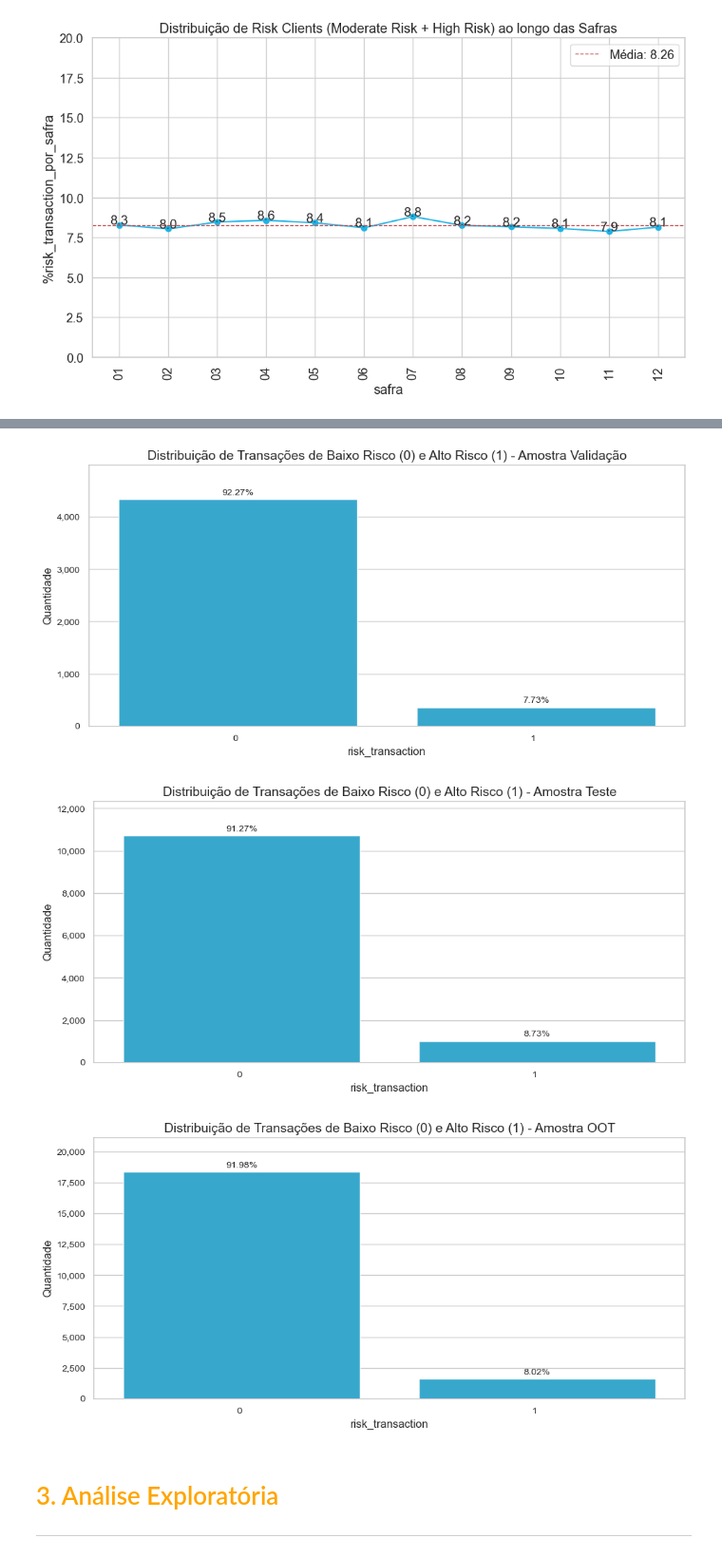
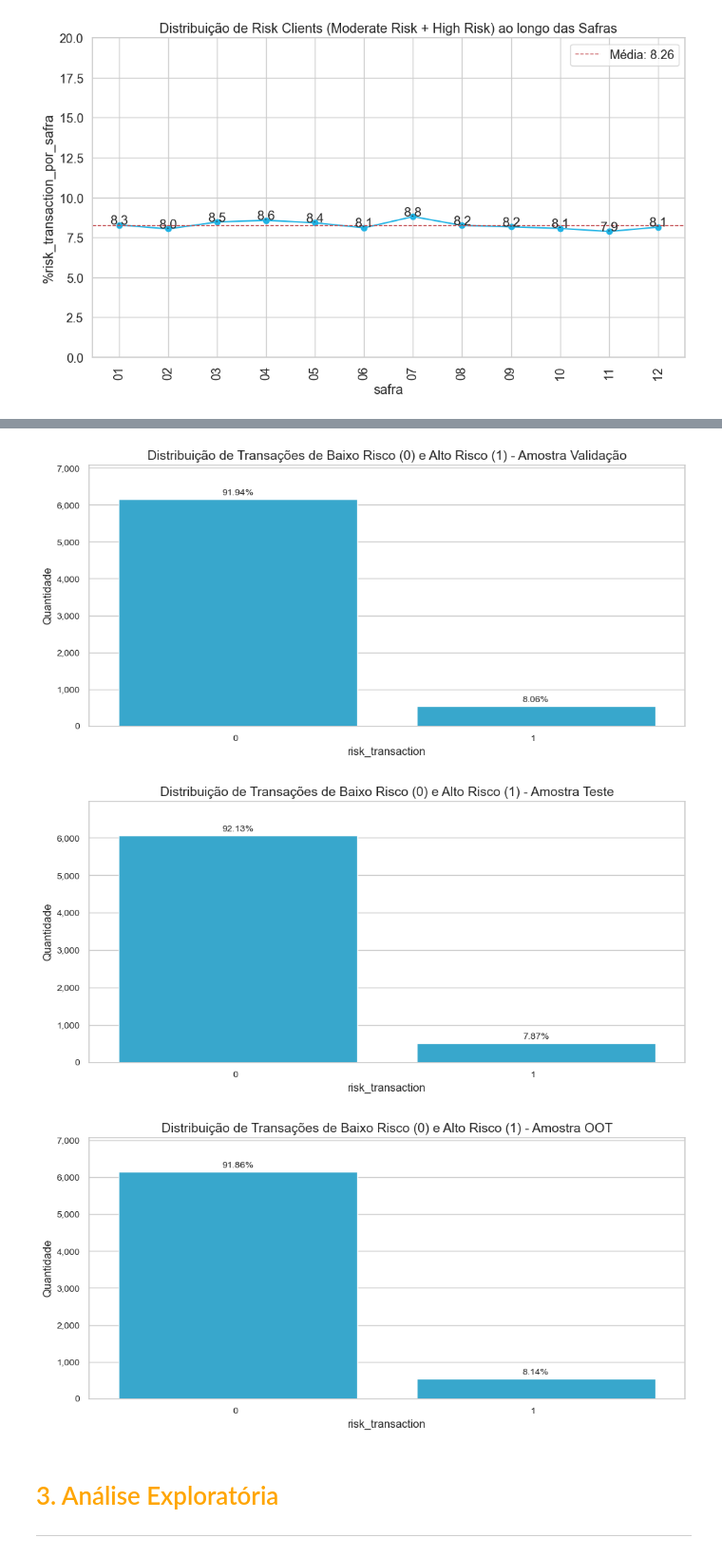
Before and after one commit to leonardovargas10/Modelo_Deteccao_Fraude, a Jupyter notebook: modelo.ipynb, the cells around one changed output, grey strips where cells are left out. Shown at 95% size. Cells and saved outputs as stored; diff of their text form; code cells hidden in the pictures.

```diff
--- a/modelo.ipynb
+++ b/modelo.ipynb
@@ -627,7 +627,7 @@ df_metaverse = (
             'valor_transacao', 'tipo_transacao','regiao_geografica', 'prefixo_ip', 'frequencia_login',
             'duracao_sessao_atividade', 'padrao_comportamental_de_compras','recencia_atividade', 'risk_score', 'risk_rank', 'risk_transaction'
         ]]
-        .sort_values(by = ['ano', 'safra', 'dia', 'hora', 'minuto', 'segundo', 'data_hora_transacao', 'id_enviador', 'id_recebedor'], ascending = True)
+        .sort_values(by = ['id_enviador', 'id_recebedor', 'ano', 'safra', 'dia', 'hora', 'minuto', 'segundo', 'data_hora_transacao', ], ascending = True)
 )
 
 df_metaverse.head()
@@ -692,10 +692,9 @@ plota_grafico_linhas(risk_transaction_por_safra, "safra", "%risk_transaction_por
 -  '202212' --> OOT (Out-Of-Time)
 # %%
-train_valid_test = df_metaverse.loc[~df_metaverse["safra"].isin(["10", "11", "12"])]
-oot = df_metaverse.loc[df_metaverse["safra"].isin(["10", "11", "12"])]
-
-df_train, df_valid, df_test = separa_treino_validacao_teste('risk_transaction', train_valid_test, size_valid=0.1, size_test=0.2)
-df_oot = oot.copy()
+df_train = df_metaverse.loc[~df_metaverse["safra"].isin(["10", "11", "12"])]
+df_valid = df_metaverse.loc[df_metaverse["safra"].isin(["10"])]
+df_test = df_metaverse.loc[df_metaverse["safra"].isin(["11"])]
+df_oot = df_metaverse.loc[df_metaverse["safra"].isin(["12"])]
 
 amostras = [df_train, df_valid, df_test, df_oot]
 tipo = ["Treino", "Validação", "Teste", "OOT"]
@@ -709,6 +708,6 @@ for amostra in amostras:
-[figure, old version]
+[figure, new version]
-[figure, old version]
+[figure, new version]
-[figure, old version]
+[figure, new version]
 # %% [markdown]
 # <font color='orange' style='font-size: 40px;'> 3. Análise Exploratória </font>
 <hr style='border: 2px solid orange;'>
```
Also changed, not shown: parts of 12 cells of this notebook.
